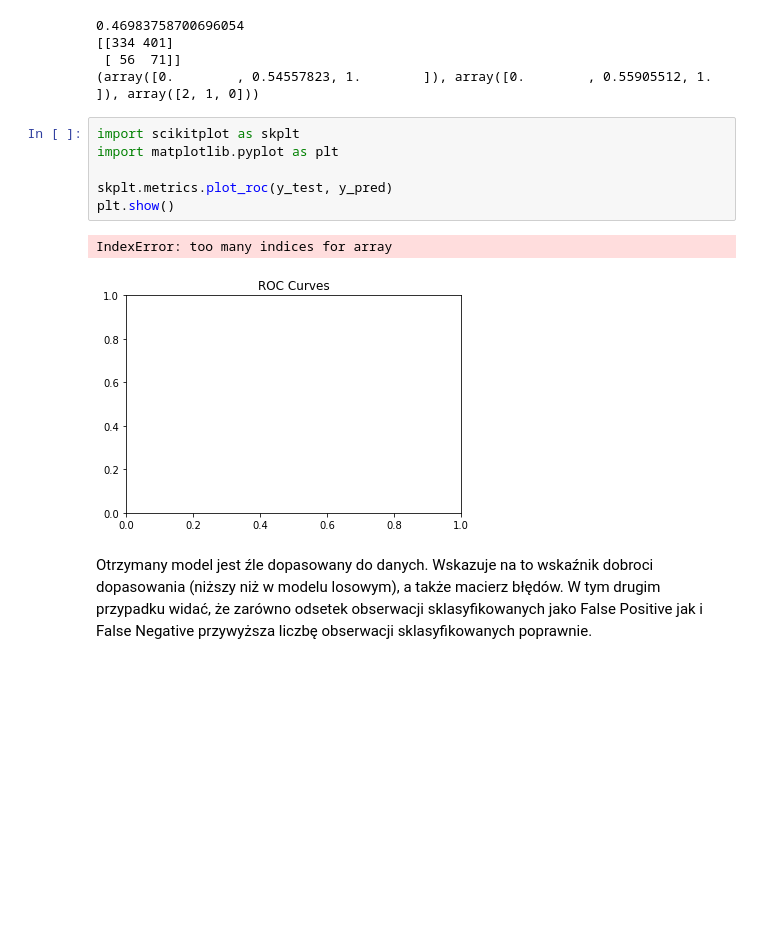
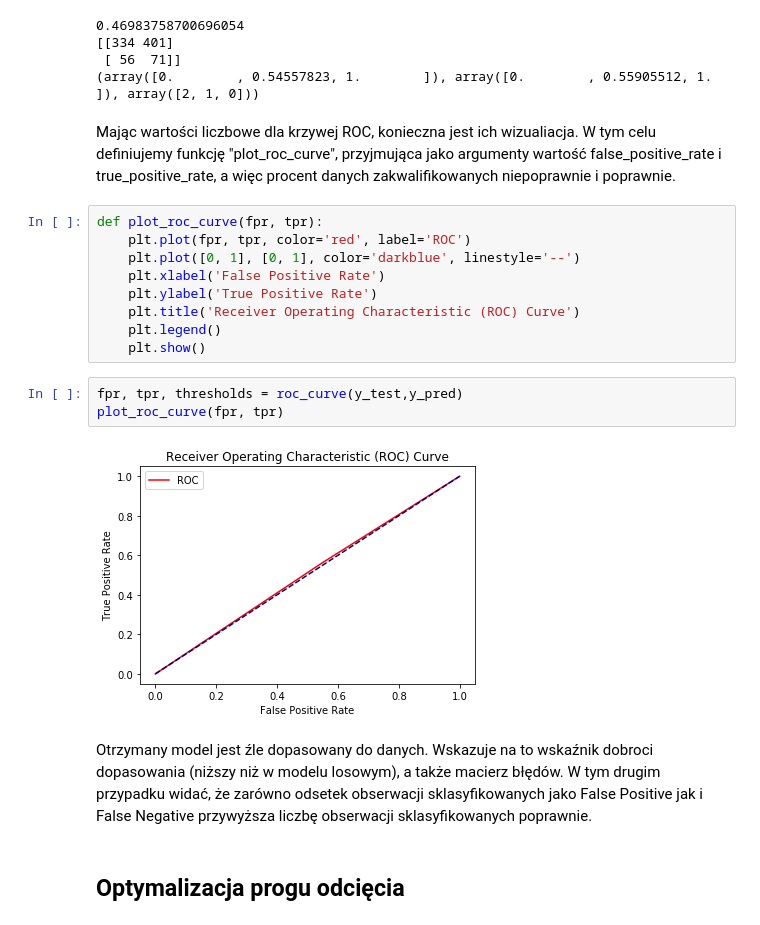
Before and after one commit to mic9410/SRD-final-project-hr-analytics, a Jupyter notebook: final_project.ipynb, the cells around one changed output. Cells and saved outputs as stored; diff of their text form; blank space fills up the shorter version.

```diff
--- a/final_project.ipynb
+++ b/final_project.ipynb
@@ -626,14 +628,23 @@ print(roc_curve(y_test,y_pred))
 [[334 401]
  [ 56  71]]
 (array([0.        , 0.54557823, 1.        ]), array([0.        , 0.55905512, 1.        ]), array([2, 1, 0]))
-# %%
-import scikitplot as skplt
-import matplotlib.pyplot as plt
-
-skplt.metrics.plot_roc(y_test, y_pred)
-plt.show()
-# %% [output]
-IndexError: too many indices for array
-[figure, removed]
+# %% [markdown]
+Mając wartości liczbowe dla krzywej ROC, konieczna jest ich wizualiacja. W tym celu definiujemy funkcję "plot_roc_curve", przyjmująca jako argumenty wartość false_positive_rate i true_positive_rate, a więc procent danych zakwalifikowanych niepoprawnie i poprawnie.
+# %%
+def plot_roc_curve(fpr, tpr):
+    plt.plot(fpr, tpr, color='red', label='ROC')
+    plt.plot([0, 1], [0, 1], color='darkblue', linestyle='--')
+    plt.xlabel('False Positive Rate')
+    plt.ylabel('True Positive Rate')
+    plt.title('Receiver Operating Characteristic (ROC) Curve')
+    plt.legend()
+    plt.show()
+# %%
+fpr, tpr, thresholds = roc_curve(y_test,y_pred)
+plot_roc_curve(fpr, tpr)
+# %% [output]
+[figure, added]
 # %% [markdown]
 Otrzymany model jest źle dopasowany do danych. Wskazuje na to wskaźnik dobroci dopasowania (niższy niż w modelu losowym), a także macierz błędów. W tym drugim przypadku widać, że zarówno odsetek obserwacji sklasyfikowanych jako False Positive jak i False Negative przywyższa liczbę obserwacji sklasyfikowanych poprawnie.
+# %% [markdown]
+## Optymalizacja progu odcięcia
```
Also changed, not shown: parts of 9 cells of this notebook, 1 other file.
